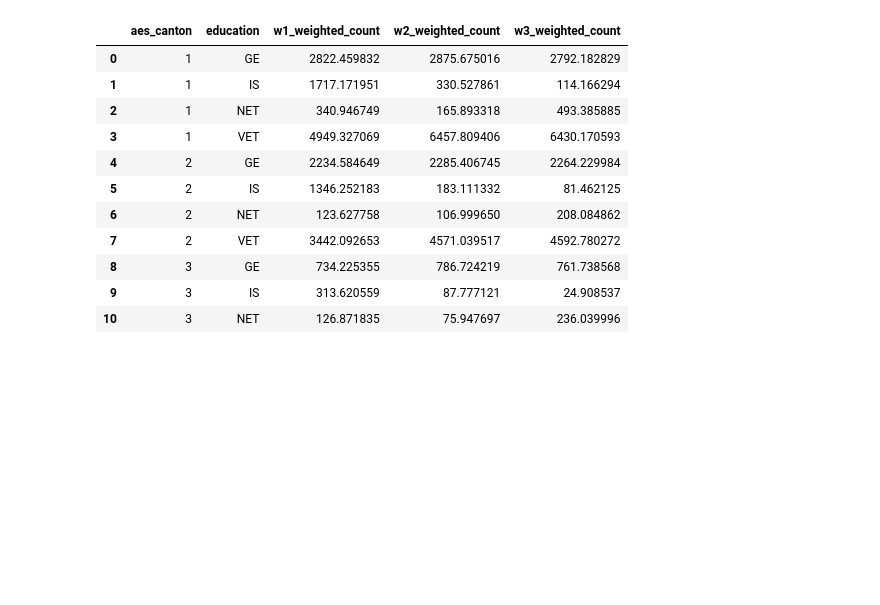
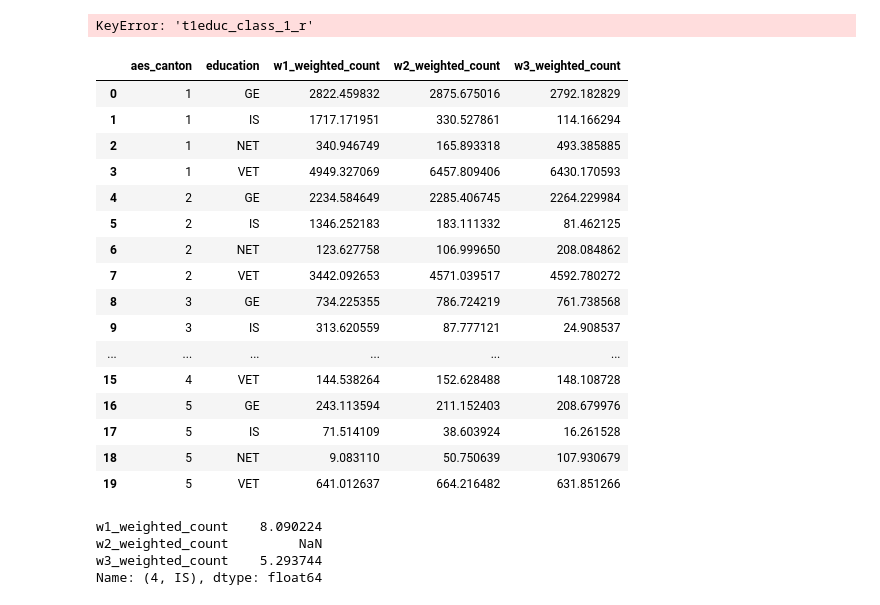
Before and after one commit to CptMeh/TREE-Visualisation, a Jupyter notebook: data/data_curration.ipynb, the cells around one changed output. Saved outputs shown, nothing was run; the diff lists cells and outputs as text; code cells hidden in the pictures; blank space fills up the shorter version.

```diff
--- a/data/data_curration.ipynb
+++ b/data/data_curration.ipynb
@@ -147,37 +90,51 @@ merged_df = pd.merge(w1_cantons, w2_cantons, on=['aes_canton', 'education'], how
 merged_df = pd.merge(merged_df, w3_cantons, on=['aes_canton', 'education'], how='outer')
 
 #merged_df.set_index('education', inplace=True)
-merged_df.head(11)
+merged_df.head(20)
 # %% [output]
-|  | aes_canton | education | w1_weighted_count | w2_weighted_count | w3_weighted_count |
-| 0 | 1 | GE | 2822.459832 | 2875.675016 | 2792.182829 |
-| 1 | 1 | IS | 1717.171951 | 330.527861 | 114.166294 |
-| 2 | 1 | NET | 340.946749 | 165.893318 | 493.385885 |
-| 3 | 1 | VET | 4949.327069 | 6457.809406 | 6430.170593 |
-| 4 | 2 | GE | 2234.584649 | 2285.406745 | 2264.229984 |
-| 5 | 2 | IS | 1346.252183 | 183.111332 | 81.462125 |
-| 6 | 2 | NET | 123.627758 | 106.999650 | 208.084862 |
-| 7 | 2 | VET | 3442.092653 | 4571.039517 | 4592.780272 |
-| 8 | 3 | GE | 734.225355 | 786.724219 | 761.738568 |
-| 9 | 3 | IS | 313.620559 | 87.777121 | 24.908537 |
-| 10 | 3 | NET | 126.871835 | 75.947697 | 236.039996 |
+KeyError: 't1educ_class_1_r'
 # %%
 # TODO: df.to_html('./test.html')
 # %%
 '''
 Summarise the columns w1_weighted_count, w2_weighted_count, and w3_weighted_count across all aes_canton for each education category,
 and then append these summaries back to your original DataFrame.
 '''
 
 summary_df = merged_df.groupby('education').sum().reset_index()
 summary_df.drop('aes_canton', axis=1, inplace=True)
 summary_df['aes_canton'] = 0
 final_df = pd.concat([merged_df, summary_df], ignore_index=True)
 
 final_df.to_csv('./study-data/currated_data.csv')
+final_df.head(20)
+# %% [output]
+|  | aes_canton | education | w1_weighted_count | w2_weighted_count | w3_weighted_count |
+| 0 | 1 | GE | 2822.459832 | 2875.675016 | 2792.182829 |
+| 1 | 1 | IS | 1717.171951 | 330.527861 | 114.166294 |
+| 2 | 1 | NET | 340.946749 | 165.893318 | 493.385885 |
+| 3 | 1 | VET | 4949.327069 | 6457.809406 | 6430.170593 |
+| 4 | 2 | GE | 2234.584649 | 2285.406745 | 2264.229984 |
+| 5 | 2 | IS | 1346.252183 | 183.111332 | 81.462125 |
+| 6 | 2 | NET | 123.627758 | 106.999650 | 208.084862 |
+| 7 | 2 | VET | 3442.092653 | 4571.039517 | 4592.780272 |
+| 8 | 3 | GE | 734.225355 | 786.724219 | 761.738568 |
+| 9 | 3 | IS | 313.620559 | 87.777121 | 24.908537 |
+| ... | ... | ... | ... | ... | ... |
+| 15 | 4 | VET | 144.538264 | 152.628488 | 148.108728 |
+| 16 | 5 | GE | 243.113594 | 211.152403 | 208.679976 |
+| 17 | 5 | IS | 71.514109 | 38.603924 | 16.261528 |
+| 18 | 5 | NET | 9.083110 | 50.750639 | 107.930679 |
+| 19 | 5 | VET | 641.012637 | 664.216482 | 631.851266 |
 # %%
 multi_index_df = final_df.set_index(['aes_canton', 'education'])
 multi_index_df.to_csv('./study-data/currated_data.csv')
+multi_index_df.loc[(4, 'IS')]
+# %% [output]
+w1_weighted_count    8.090224
+w2_weighted_count         NaN
+w3_weighted_count    5.293744
+Name: (4, IS), dtype: float64
 # %%
 details = {}
 for canton_id in multi_index_df.index.get_level_values('aes_canton').unique():
```
Also changed, not shown: parts of 9 cells of this notebook, 2 other files.
